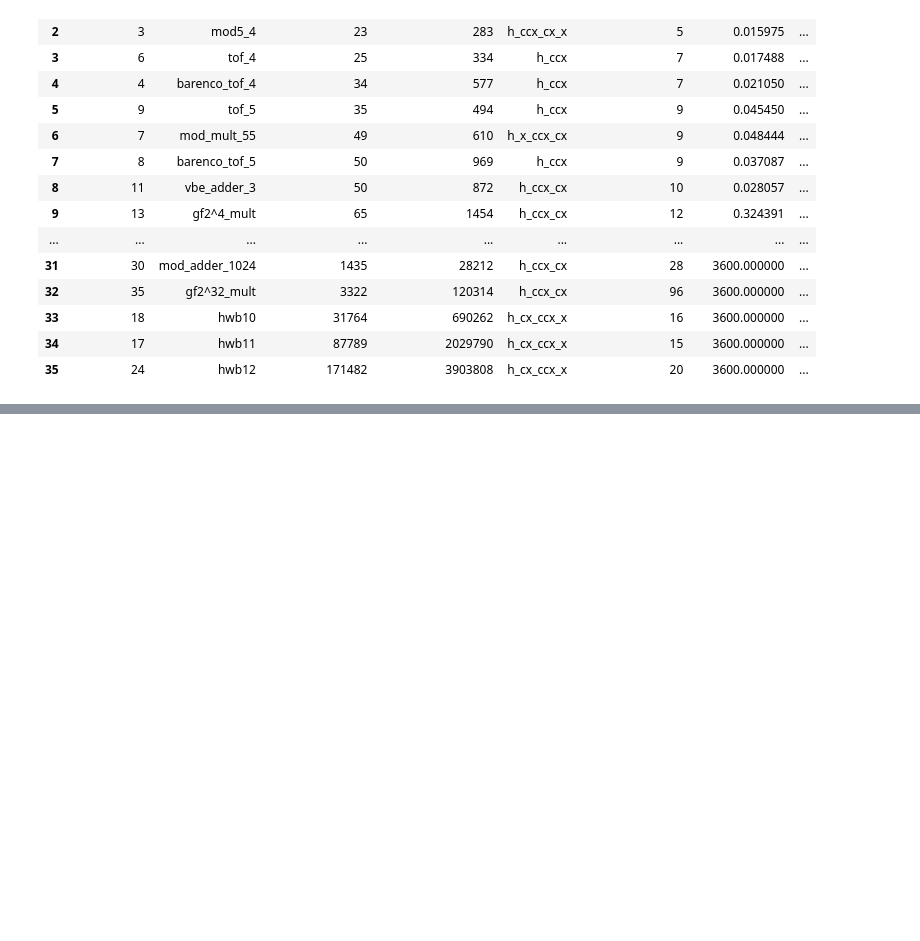
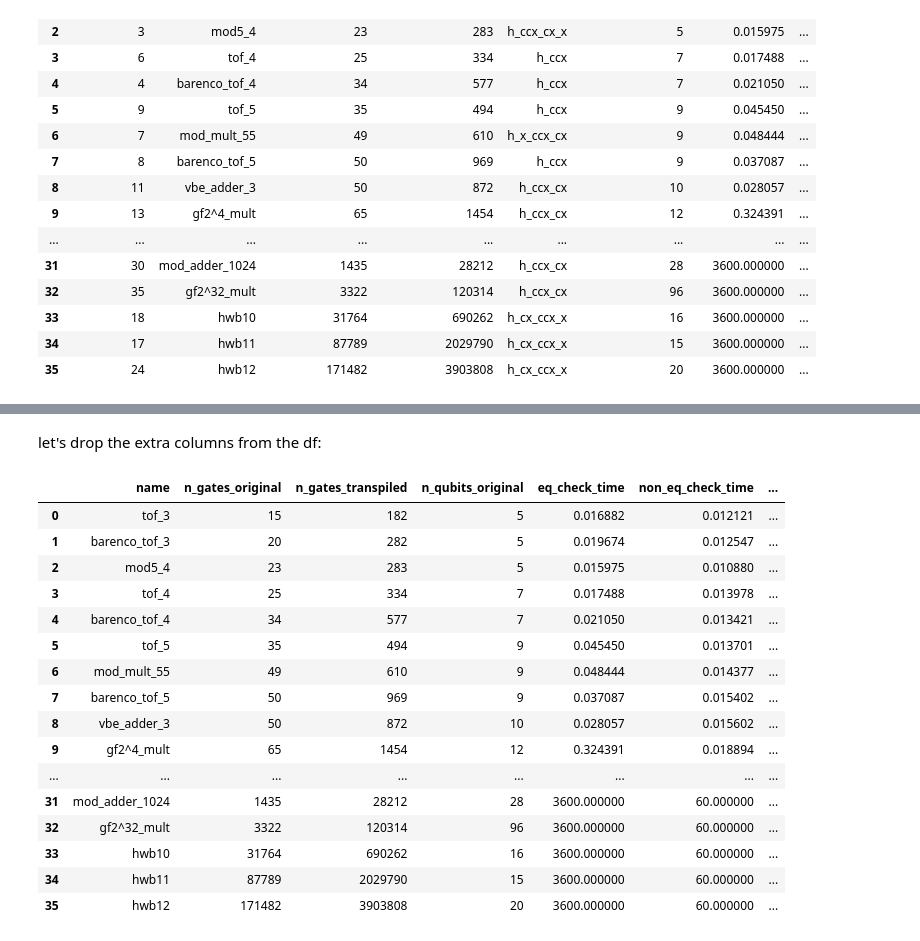
Before and after one commit to abhishekabhishek/cpsc-513-project, a Jupyter notebook: sandbox/1212_feynman_results_summary_table.ipynb, the cells around one changed output, grey strips where cells are left out. Drawn from its saved outputs; the diff is of its cells as text; code cells hidden in the pictures; blank space fills up the shorter version.

```diff
--- a/sandbox/1212_feynman_results_summary_table.ipynb
+++ b/sandbox/1212_feynman_results_summary_table.ipynb
@@ -51,0 +72,24 @@ feynman_results_df
+# %% [markdown]
+let's drop the extra columns from the df:
+# %%
+drop_cols = ['Unnamed: 0', 'gate_set', 'eq_check_result', 'non_eq_check_result']
+feynman_results_df = feynman_results_df.drop(drop_cols, axis=1)
+feynman_results_df
+# %% [output]
+|  | name | n_gates_original | n_gates_transpiled | n_qubits_original | eq_check_time | non_eq_check_time | ... |
+| 0 | tof_3 | 15 | 182 | 5 | 0.016882 | 0.012121 | ... |
+| 1 | barenco_tof_3 | 20 | 282 | 5 | 0.019674 | 0.012547 | ... |
+| 2 | mod5_4 | 23 | 283 | 5 | 0.015975 | 0.010880 | ... |
+| 3 | tof_4 | 25 | 334 | 7 | 0.017488 | 0.013978 | ... |
+| 4 | barenco_tof_4 | 34 | 577 | 7 | 0.021050 | 0.013421 | ... |
+| 5 | tof_5 | 35 | 494 | 9 | 0.045450 | 0.013701 | ... |
+| 6 | mod_mult_55 | 49 | 610 | 9 | 0.048444 | 0.014377 | ... |
+| 7 | barenco_tof_5 | 50 | 969 | 9 | 0.037087 | 0.015402 | ... |
+| 8 | vbe_adder_3 | 50 | 872 | 10 | 0.028057 | 0.015602 | ... |
+| 9 | gf2^4_mult | 65 | 1454 | 12 | 0.324391 | 0.018894 | ... |
+| ... | ... | ... | ... | ... | ... | ... | ... |
+| 31 | mod_adder_1024 | 1435 | 28212 | 28 | 3600.000000 | 60.000000 | ... |
+| 32 | gf2^32_mult | 3322 | 120314 | 96 | 3600.000000 | 60.000000 | ... |
+| 33 | hwb10 | 31764 | 690262 | 16 | 3600.000000 | 60.000000 | ... |
+| 34 | hwb11 | 87789 | 2029790 | 15 | 3600.000000 | 60.000000 | ... |
+| 35 | hwb12 | 171482 | 3903808 | 20 | 3600.000000 | 60.000000 | ... |
```
Also changed, not shown: parts of 2 cells of this notebook.
